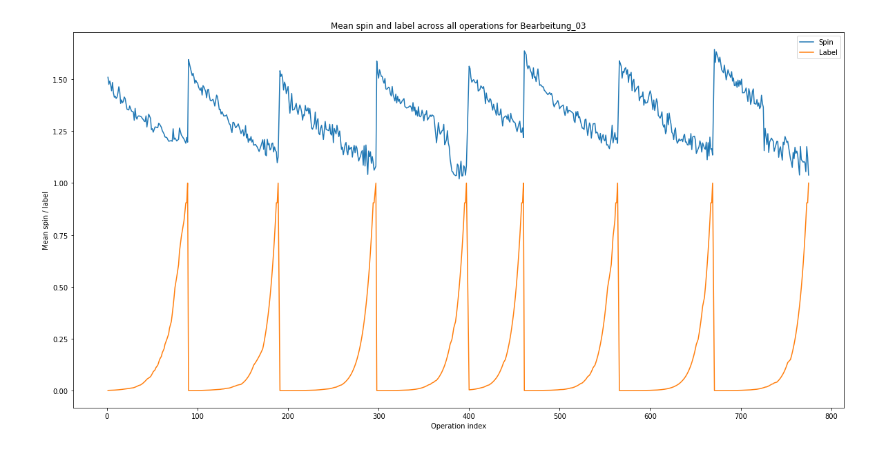
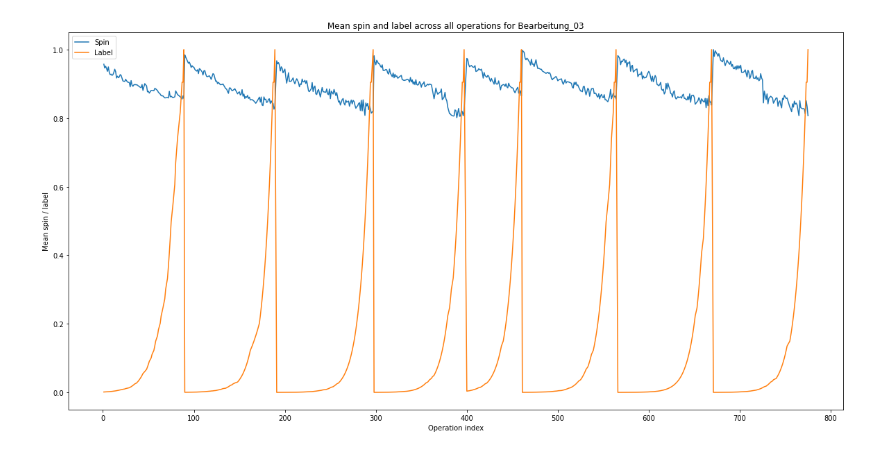
Before and after one commit to MartinNoc/SMiLe, a Jupyter notebook: predictive_maintenance/toolchange_simple_nn_training.ipynb, the cells around one changed output. Saved outputs shown, nothing was run; the diff lists cells and outputs as text; code cells hidden in the pictures.

Commit message:
add min-max normalisation and early stopping

```diff
--- a/predictive_maintenance/toolchange_simple_nn_training.ipynb
+++ b/predictive_maintenance/toolchange_simple_nn_training.ipynb
@@ -45,10 +45,10 @@ mean.rename(columns={"FastNc_axis_SP1_AxTorqueAct" : "SP_mean_0", "FastNc_axis_Z
 variance.rename(columns={"FastNc_axis_SP1_AxTorqueAct" : "SP_variance_0", "FastNc_axis_Z1_AxTorqueAct" : "Z_variance_0"}, inplace=True)
 # combine dataframe
 aggregate_data = pd.concat([mean, variance], axis=1)
-# apply z-score normalisation
-z_mean = aggregate_data.mean()
-z_std = aggregate_data.std()
-aggregate_data = (aggregate_data - z_mean)/z_std
+# apply min-max scaling
+min_scaling = aggregate_data.min()
+max_scaling = aggregate_data.max()
+aggregate_data = (aggregate_data - min_scaling)/(max_scaling - min_scaling)
 # %%
 """
 Label training data
@@ -74,38 +74,38 @@ n1 = 20
 a = 0.1
 # identify ground truth (tool changes) via jumps in mean spin and set as new column
 targets = -(aggregate_data["SP_mean_0"] - aggregate_data["SP_mean_0"].shift(-1))
-mask = (targets > 0.3)
+mask = (targets > 0.1)
 mask.loc[mask.index.get_level_values("bauteil_idx") == 800] = False # remove artifacts at last operation of each Bearbeitung
 targets[~mask] = -1.0
 targets[mask] = 0.0
 labelled_data = aggregate_data.copy()
 labelled_data["Target"] = targets
 # drop data from each Bearbeitung after the last tool change
 for bearbeitung_idx, bearbeitung in labelled_data.groupby(level=0):
     indices = list(labelled_data.loc[bearbeitung_idx].iloc[len(labelled_data.loc[bearbeitung_idx]) - (labelled_data.loc[bearbeitung_idx].Target.to_numpy() == 0.0)[::-1].argmax():].index.values)
     multi_indices = list(zip([bearbeitung_idx] * len(indices), indices))
     labelled_data.drop(multi_indices, inplace=True)
 # calculate x
 for bearbeitung_idx, bearbeitung in labelled_data.groupby(level=0):
     bearbeitung["Block"] = (bearbeitung["Target"] != bearbeitung["Target"].shift(-1)).astype(int).cumsum()
     labelled_data.loc[bearbeitung_idx, "Target"] = bearbeitung.groupby("Block").transform(lambda x: range(len(x), 0, -1))
 # apply labels
 # labelled_data.loc[labelled_data["Target"] <= n0, "Target"] = 0
 # labelled_data.loc[(labelled_data["Target"] > n0) & (labelled_data["Target"] <= n0 + n1), "Target"] = 1
 # labelled_data.loc[labelled_data["Target"] > n0 + n1, "Target"] = 2
 labelled_data.loc[mask, "Target"] = 0.0
 labelled_data["Target"] = np.exp(-a * labelled_data["Target"])
 # visualise labels
 plt.figure(figsize=(20,10))
 plt.title("Mean spin and label across all operations for Bearbeitung_03")
 plt.xlabel("Operation index")
 plt.ylabel("Mean spin / label")
 plt.plot(labelled_data.loc[0, "SP_mean_0"])
 plt.plot(labelled_data.loc[0, "Target"])
 plt.legend(["Spin", "Label"])
 plt.show()
 # %% [output]
-[figure, old version]
+[figure, new version]
 # %%
 """
 Define custom dataset wrapper
```
Also changed, not shown: parts of 6 cells of this notebook.
